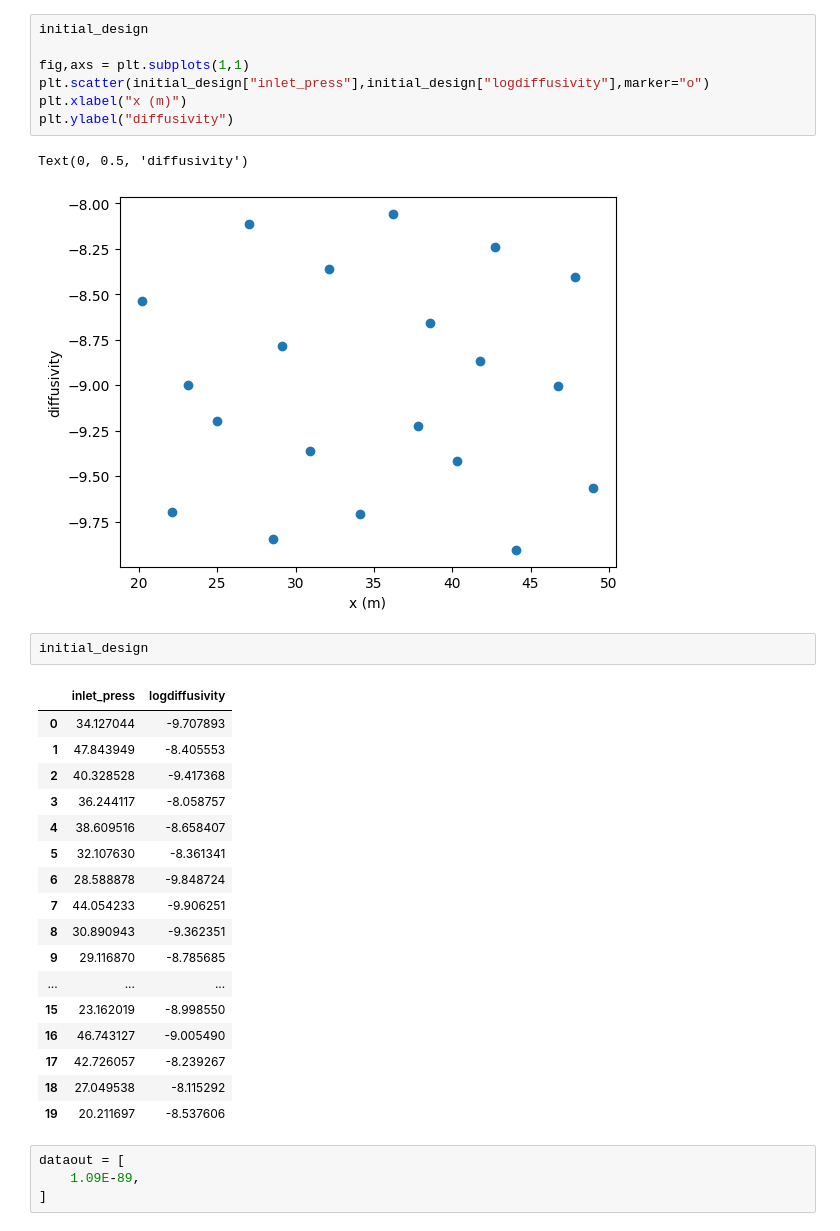
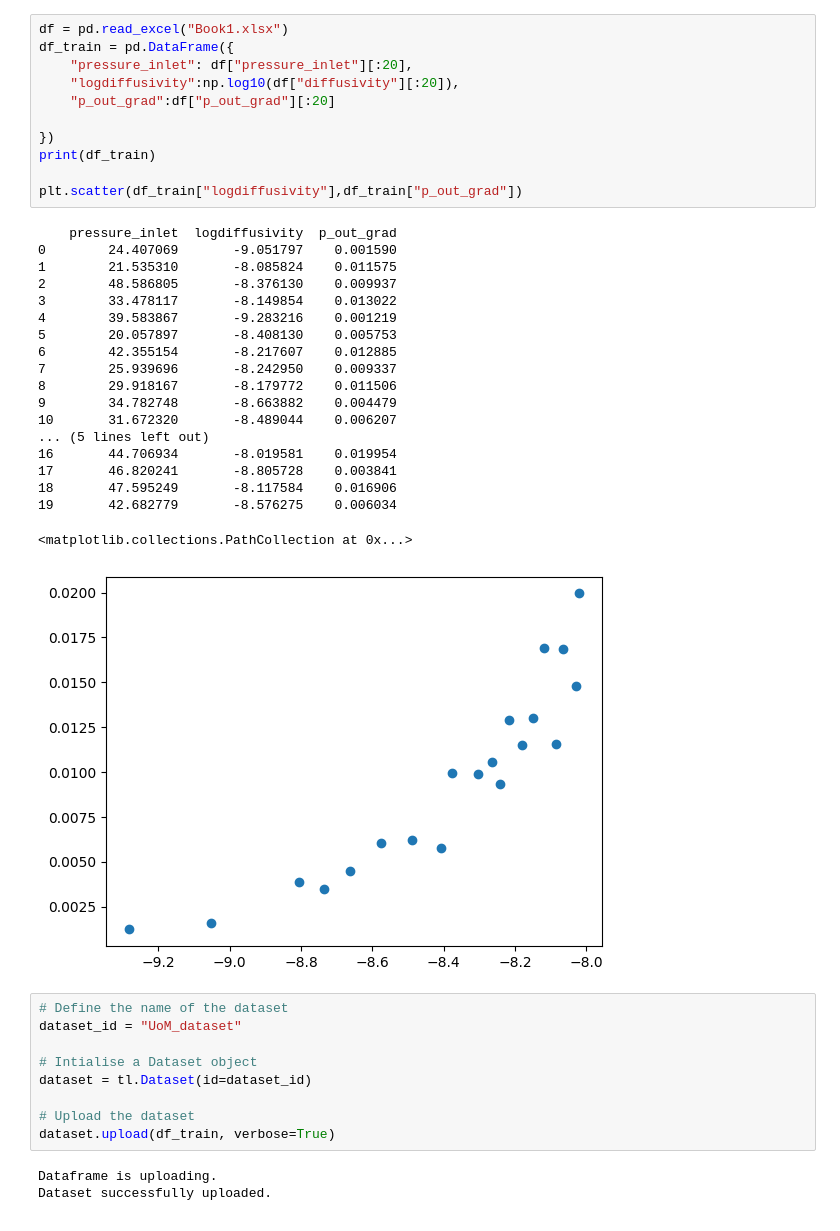
Before and after one commit to digiLab-ai/Manchester_hackathon, a Jupyter notebook: Starter_script.ipynb, the cells around one changed output. Saved outputs shown, nothing was run; the diff lists cells and outputs as text.

Commit message:
updated starter script to include plotting

```diff
--- a/Starter_script.ipynb
+++ b/Starter_script.ipynb
@@ -22,34 +12,43 @@ initial_design = emulator.design(my_priors, num_points=20)
-# %%
-initial_design
-
-fig,axs = plt.subplots(1,1)
-plt.scatter(initial_design["inlet_press"],initial_design["logdiffusivity"],marker="o")
-plt.xlabel("x (m)")
-plt.ylabel("diffusivity")
-# %% [output]
-Text(0, 0.5, 'diffusivity')
-[figure, removed]
 # %%
-initial_design
+df = pd.read_excel("Book1.xlsx")
+df_train = pd.DataFrame({
+    "pressure_inlet": df["pressure_inlet"][:20],
+    "logdiffusivity":np.log10(df["diffusivity"][:20]),
+    "p_out_grad":df["p_out_grad"][:20]
+
+})
+print(df_train)
+
+plt.scatter(df_train["logdiffusivity"],df_train["p_out_grad"])
 # %% [output]
-|  | inlet_press | logdiffusivity |
-| 0 | 34.127044 | -9.707893 |
-| 1 | 47.843949 | -8.405553 |
-| 2 | 40.328528 | -9.417368 |
-| 3 | 36.244117 | -8.058757 |
-| 4 | 38.609516 | -8.658407 |
-| 5 | 32.107630 | -8.361341 |
-| 6 | 28.588878 | -9.848724 |
-| 7 | 44.054233 | -9.906251 |
-| 8 | 30.890943 | -9.362351 |
-| 9 | 29.116870 | -8.785685 |
-| ... | ... | ... |
-| 15 | 23.162019 | -8.998550 |
-| 16 | 46.743127 | -9.005490 |
-| 17 | 42.726057 | -8.239267 |
-| 18 | 27.049538 | -8.115292 |
-| 19 | 20.211697 | -8.537606 |
+    pressure_inlet  logdiffusivity  p_out_grad
+0        24.407069       -9.051797    0.001590
+1        21.535310       -8.085824    0.011575
+2        48.586805       -8.376130    0.009937
+3        33.478117       -8.149854    0.013022
+4        39.583867       -9.283216    0.001219
+5        20.057897       -8.408130    0.005753
+6        42.355154       -8.217607    0.012885
+7        25.939696       -8.242950    0.009337
+8        29.918167       -8.179772    0.011506
+9        34.782748       -8.663882    0.004479
+10       31.672320       -8.489044    0.006207
+... (5 lines left out)
+16       44.706934       -8.019581    0.019954
+17       46.820241       -8.805728    0.003841
+18       47.595249       -8.117584    0.016906
+19       42.682779       -8.576275    0.006034
+<matplotlib.collections.PathCollection at 0x...>
+[figure, added]
 # %%
-dataout = [
-    1.09E-89,
-]
+# Define the name of the dataset
+dataset_id = "UoM_dataset"
+
+# Intialise a Dataset object
+dataset = tl.Dataset(id=dataset_id)
+
+# Upload the dataset
+dataset.upload(df_train, verbose=True)
+# %% [output]
+Dataframe is uploading.
+Dataset successfully uploaded.
```
Also changed, not shown: parts of 5 cells of this notebook, 1 other file.
